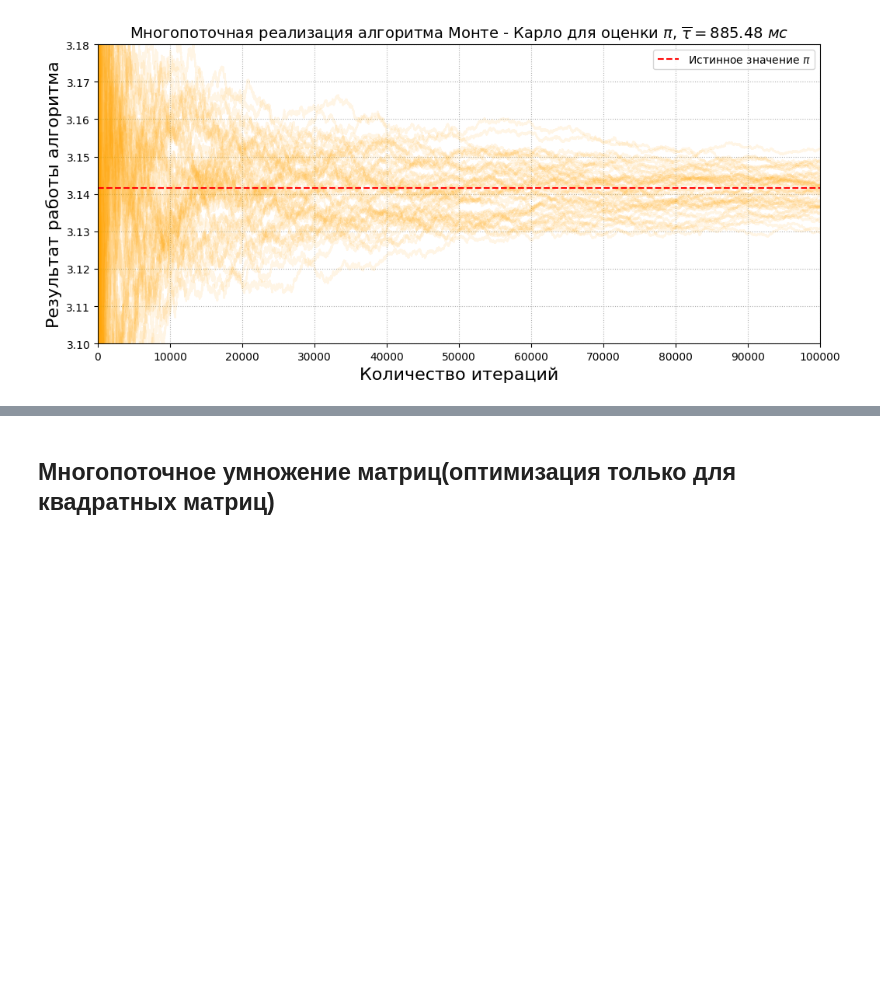
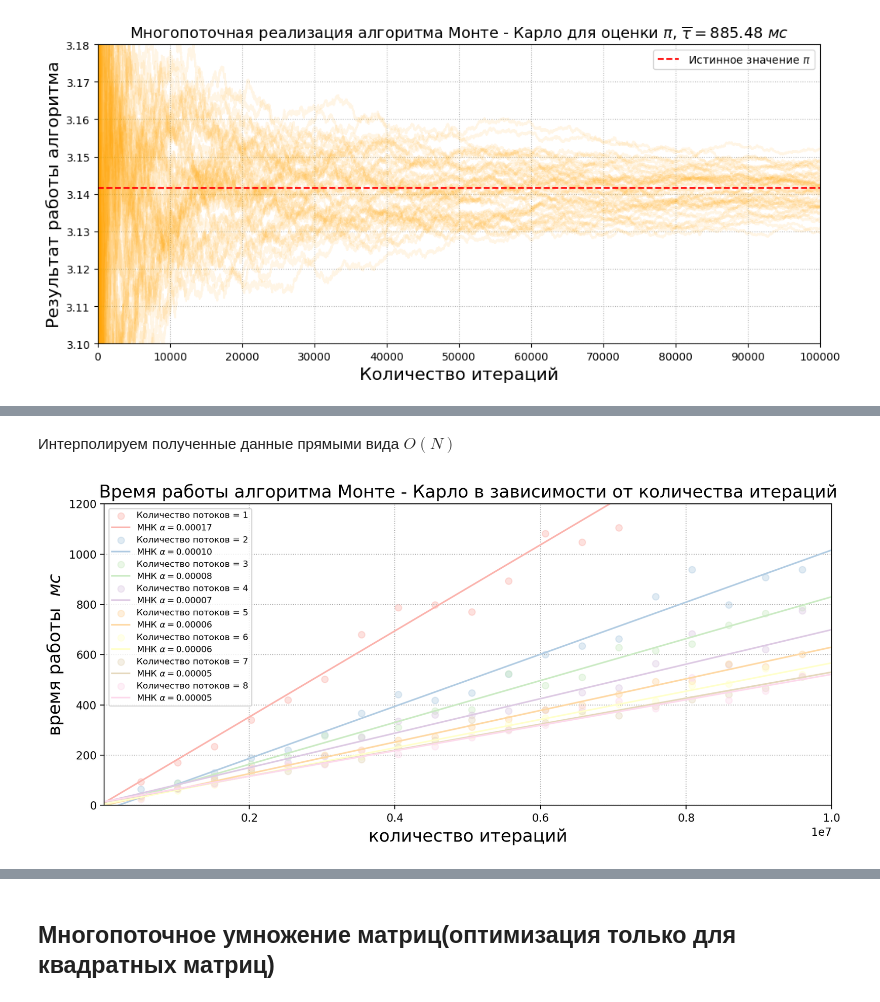
Before and after one commit to ShmakovVladimir/CplusplusHOMEWORK, a Jupyter notebook: lesson_2_7/main.ipynb, the cells around one changed output, grey strips where cells are left out. Drawn from its saved outputs; the diff is of its cells as text; code cells hidden in the pictures; blank space fills up the shorter version.

```diff
--- a/lesson_2_7/main.ipynb
+++ b/lesson_2_7/main.ipynb
@@ -81,0 +107,12 @@ plt.title(r"Многопоточная реализация алгоритма
+# %%
+iteration_values = np.linspace(1e4, 1e7, 100).astype(np.int64)
+thread_count_values = np.arange(8) + 1
+pi_estimation_result = {thread_count: [] for thread_count in thread_count_values}
+time_values = {thread_count: [] for thread_count in thread_count_values}
+
+for thread_count in thread_count_values:
+    print(thread_count)
+    for iteration_count in iteration_values:
+        result = test_time(iteration_count, thread_count)
+        time_values[thread_count].append(result[1])
+        pi_estimation_result[thread_count].append(result[0])
@@ -81,0 +128,33 @@ plt.title(r"Многопоточная реализация алгоритма
+# %% [markdown]
+Интерполируем полученные данные прямыми вида $O(N)$
+# %%
+MNK = {thread_count: linregress(iteration_values, time_values[thread_count]) for thread_count in thread_count_values}
+x_ax_interpolation  = np.linspace(1e4, 1e7, 2000)
+# %%
+plt.figure(figsize = (12, 5), dpi = 200)
+
+for ind, thread_count in enumerate(thread_count_values):
+    color = cm.Pastel1(ind / len(thread_count_values))
+    step = 5
+    y_interp = MNK[thread_count].intercept + MNK[thread_count].slope * x_ax_interpolation
+    plt.scatter(iteration_values[::step],
+             time_values[thread_count][::step],
+             label = f'Количество потоков = {thread_count}',
+             color = color,
+             alpha = 0.4)
+    plt.plot(x_ax_interpolation,
+             y_interp,
+             label = fr'МНК $\alpha = {MNK[thread_count].slope:.5f}$',
+             color = color)
+
+plt.xlim(min(iteration_values), max(iteration_values))
+
+plt.grid(ls = ':')
+plt.ylim(0, 1200)
+plt.xlabel("количество итераций", fontsize = 16)
+plt.ylabel("время работы $\ мс$", fontsize = 16)
+plt.title("Время работы алгоритма Монте - Карло в зависимости от количества итераций",
+          fontsize = 16)
+plt.legend(fontsize = 8);
+# %% [output]
+[figure, added]
```
Also changed, not shown: parts of 9 cells of this notebook, 3 other files.
